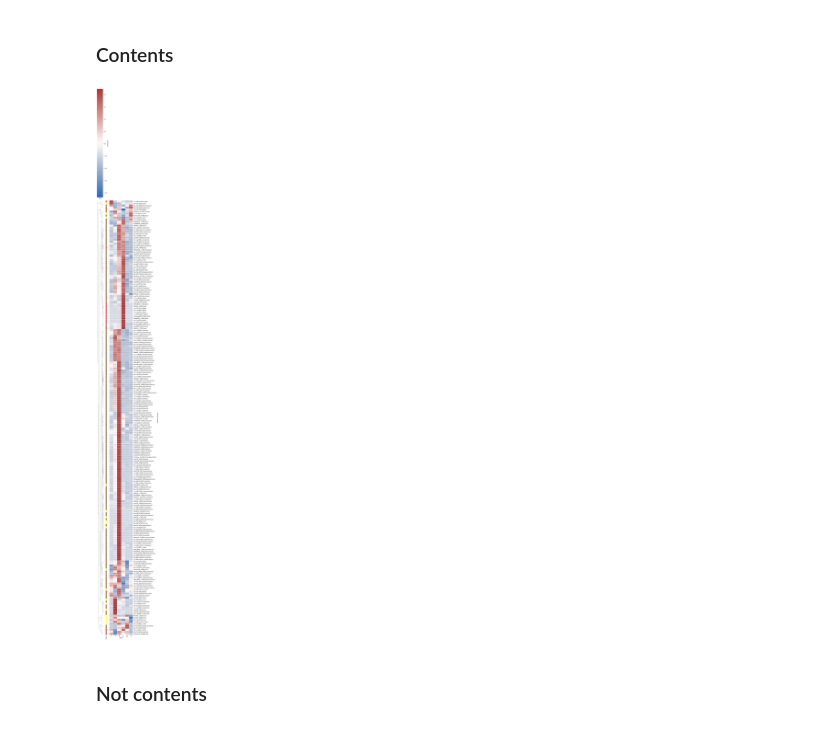
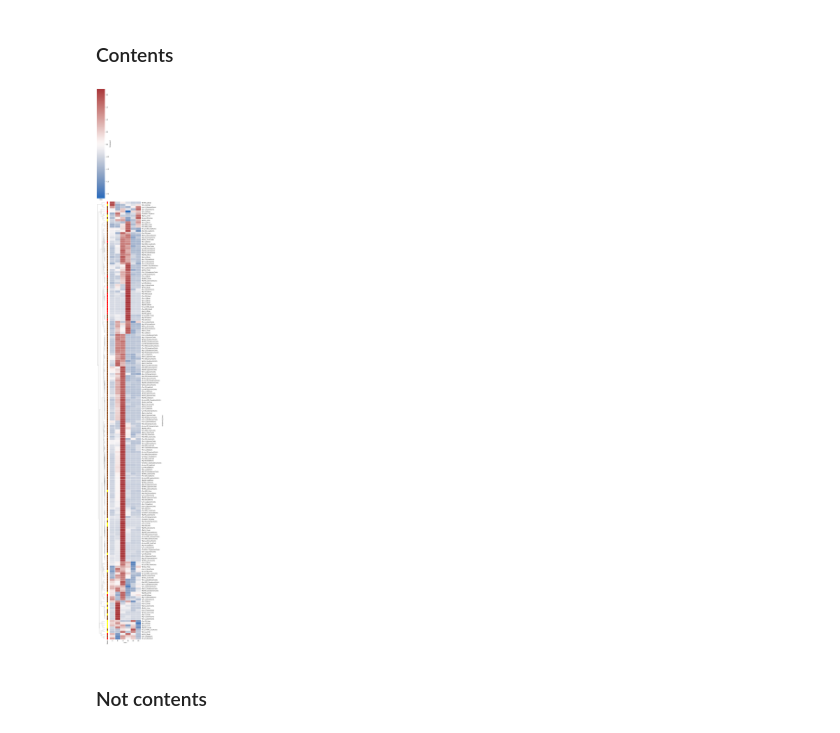
Before and after one commit to helenamrusso/Temporal_dynamics_BBAAs, a Jupyter notebook: Scripts/clustermaps_organs_time.ipynb, the cells around one changed output. Drawn from its saved outputs; the diff is of its cells as text; code cells hidden in the pictures.

```diff
--- a/Scripts/clustermaps_organs_time.ipynb
+++ b/Scripts/clustermaps_organs_time.ipynb
@@ -177,9 +195,21 @@ microbial_ba = ['Ala-bMCA_17791','Ala-CA_17790','Arg-bMCA_23369','Arg-CA_23368',
 columns_to_keep = ['tissue', 'time', 'tissue_time'] + microbial_ba
 
 df = df[columns_to_keep]
+
+###rename the columns
+#import renaming dataframe
+renaming_df = pd.read_csv('.../BA_names.txt', sep='\t')
+
+#create a dictionary
+rename_dict = dict(zip(renaming_df['original_name'], renaming_df['renamed']))
+
+#rename the columns
+df = df.rename(columns=rename_dict)
 # %%
+renamed_microbial_ba = [rename_dict[c] for c in microbial_ba if c in rename_dict]
+
 # Melt the dataframe to long format
-df_melted = df.melt(id_vars=['tissue', 'time'], value_vars=microbial_ba,
+df_melted = df.melt(id_vars=['tissue', 'time'], value_vars=renamed_microbial_ba,
                     var_name='compound', value_name='value')
 
 #create a column compound_tissue
@@ -210,35 +240,35 @@ tissue_colors_custom = {}
 for tissue in df_melted['tissue'].unique():
     if tissue in red_group:
         tissue_colors_custom[tissue] = 'red'
     elif tissue in brown_group:
         tissue_colors_custom[tissue] = 'saddlebrown'
     else:
         tissue_colors_custom[tissue] = 'yellow'
 
 # Extract tissue for each compound_tissue row
 row_tissues = df_melted.drop_duplicates('compound_tissue').set_index('compound_tissue')['tissue']
 row_colors = row_tissues.map(tissue_colors_custom).reindex(heatmap_z.index)
 
 # Plot with annotation
 sns.clustermap(
     heatmap_z,
     metric='braycurtis',
     row_cluster=True,
     col_cluster=False,
     cmap='vlag',
     linewidths=0.1,
     linecolor='white',
     figsize=(7.5, len(heatmap_z) * 0.3),
     row_colors=row_colors
 )
 
 plt.xlabel('Time')
 plt.ylabel('Compound')
 plt.tight_layout()
-# plt.savefig('.../microbial_BAs_body_parts_ContentsOnly.pdf')
+plt.savefig('.../microbial_BAs_body_parts_ContentsOnly.pdf')
 plt.show()
 # %% [output]
-[figure, old version]
+[figure, new version]
 # %% [markdown]
 ### Not contents
 # %%
```
Also changed, not shown: parts of 4 cells of this notebook, 1 other file.
